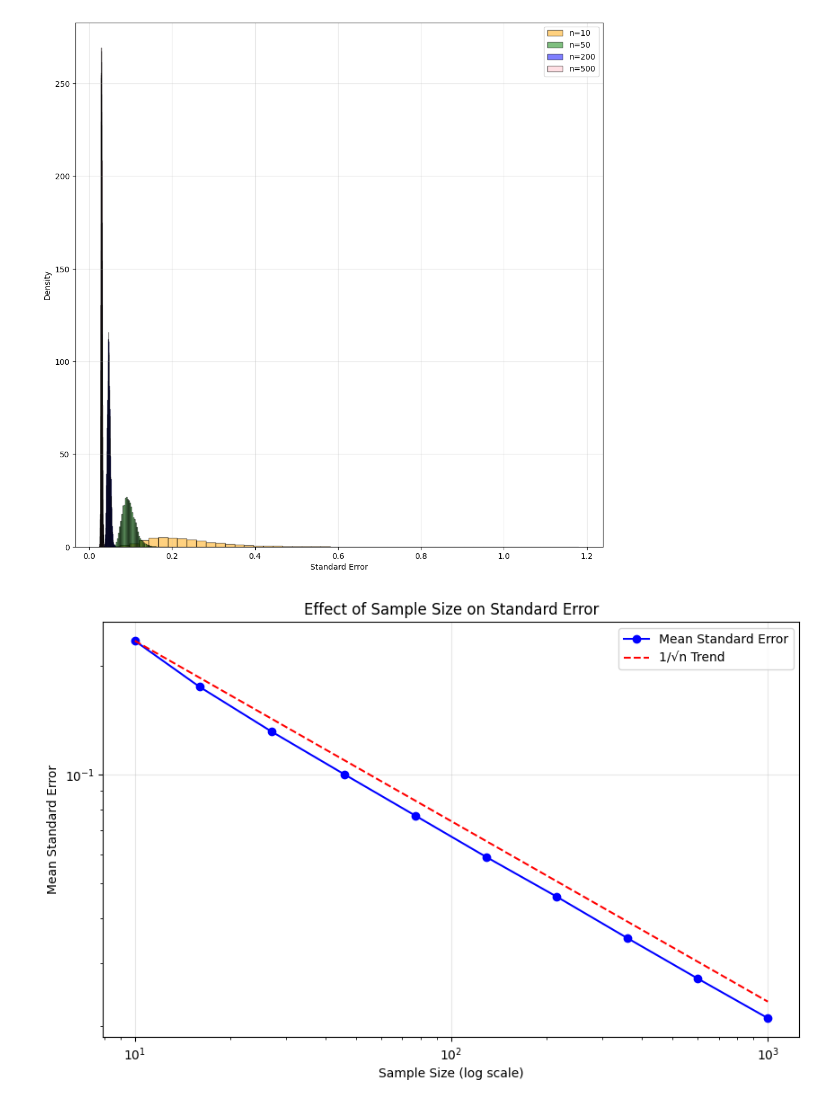
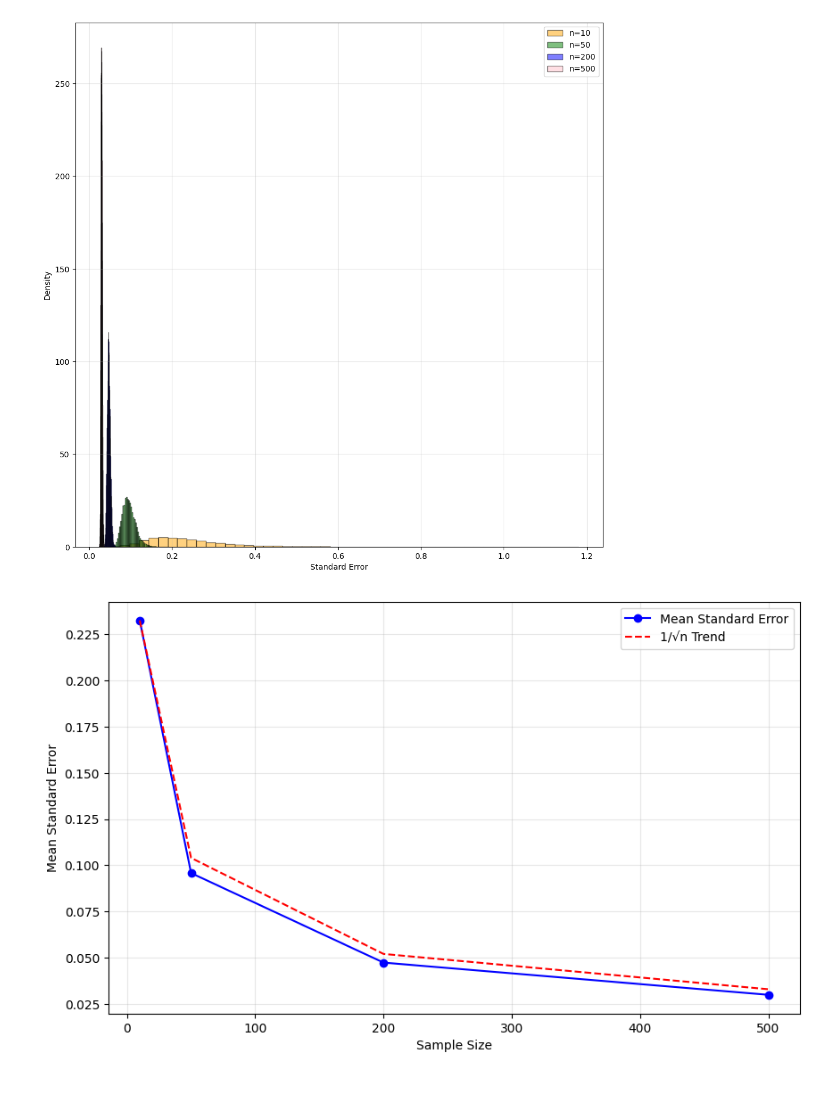
Before and after one commit to SaianPatel/InferentialStatistics, a Jupyter notebook: Coursework/5.1_Univariate_Regression.ipynb, the cells around one changed output. Drawn from its saved outputs; the diff is of its cells as text; code cells hidden in the pictures.

```diff
--- a/Coursework/5.1_Univariate_Regression.ipynb
+++ b/Coursework/5.1_Univariate_Regression.ipynb
@@ -162,41 +120,42 @@ X = df['alcohol'].values  # Assuming multiple predictors
 Y = df['quality'].values.flatten()  # First column as target
 
 # Sample sizes to test
-sample_sizes = np.logspace(1, 3, num=10, dtype=int)  # Logarithmic spacing from n=10 to n=1000
-num_iterations = 500  # Number of bootstrap iterations per sample size
+sample_sizes = [10, 50, 200, 500]
+# np.logspace(1, 3, num=10, dtype=int)  # Logarithmic spacing from n=10 to n=1000
+num_iterations = 10000  # Number of bootstrap iterations per sample size
 
 # Store mean standard errors
 mean_standard_errors = []
 
 # Compute standard errors for different sample sizes
 for size in sample_sizes:
     standard_errors = []
     for _ in range(num_iterations):
         idx = np.random.choice(len(Y), size=size, replace=True)
         X_sample, Y_sample = X[idx], Y[idx]
 
         X_sample = sm.add_constant(X_sample)  # Add intercept term
         model = sm.OLS(Y_sample, X_sample).fit()
 
         standard_errors.append(model.bse[1])  # Store SE of first coefficient
 
     mean_standard_errors.append(np.mean(standard_errors))  # Store average SE for each sample size
 
 # Plot: Standard Error vs. Sample Size
 plt.figure(figsize=(10, 6))
 plt.plot(sample_sizes, mean_standard_errors, marker='o', linestyle='-', color='blue', label="Mean Standard Error")
 
 # Theoretical CLT Relationship: SE ∝ 1/sqrt(n)
 plt.plot(sample_sizes, mean_standard_errors[0] * np.sqrt(sample_sizes[0]) / np.sqrt(sample_sizes), 'r--', label="1/√n Trend")
 
 # Formatting
-plt.xlabel("Sample Size (log scale)")
+plt.xlabel("Sample Size")
 plt.ylabel("Mean Standard Error")
-plt.title("Effect of Sample Size on Standard Error")
-plt.xscale("log")  # Logarithmic scale for better visualization
-plt.yscale("log")
+# plt.title("Effect of Sample Size on Standard Error")
+# plt.xscale("log")  # Logarithmic scale for better visualization
+# plt.yscale("log")
 plt.legend()
 plt.grid(alpha=0.3)
 plt.show()
 # %% [output]
-[figure, old version]
+[figure, new version]
```
Also changed, not shown: parts of 2 cells of this notebook.
